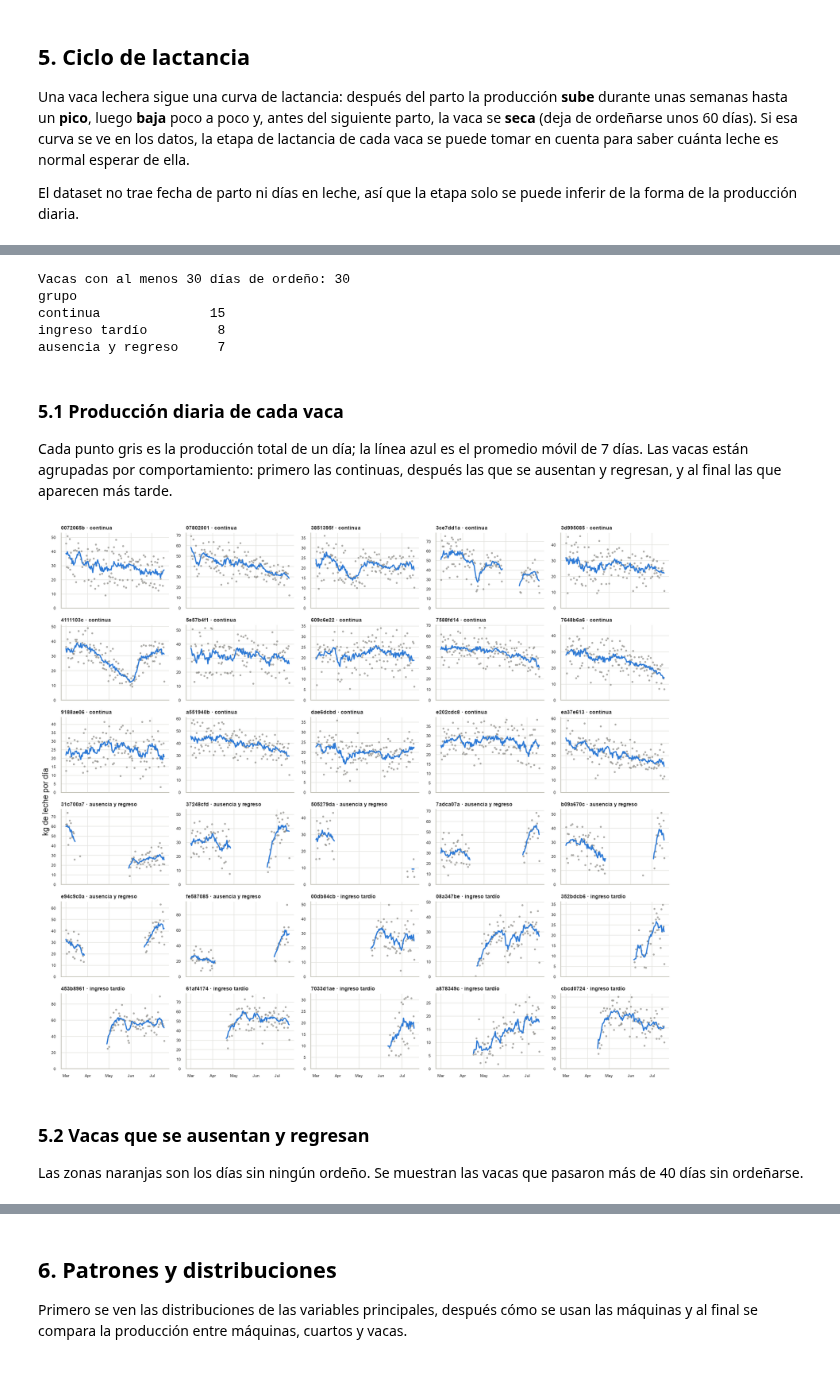
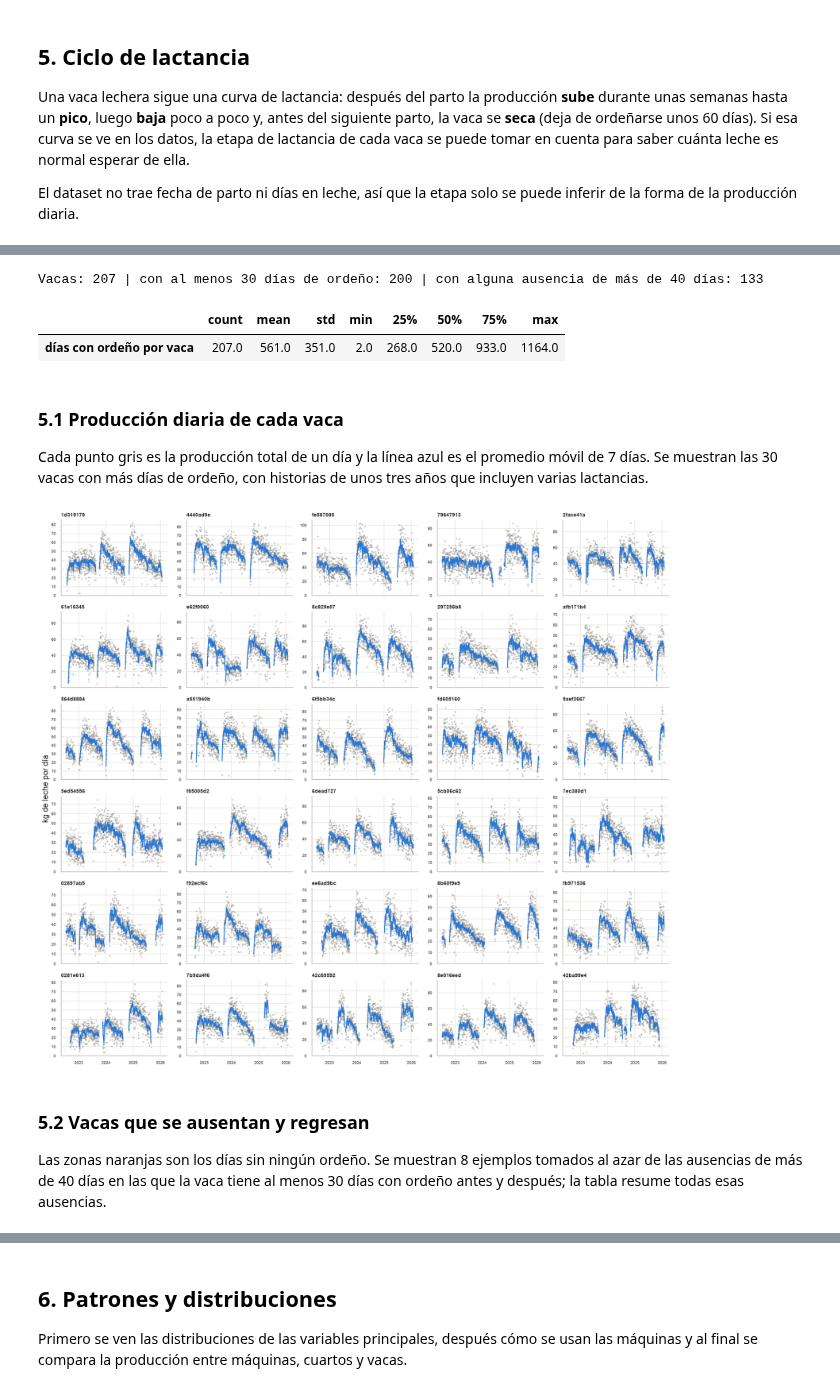
Before and after one commit to EmilioQuinonez/VACAS_IA, a Jupyter notebook: src/DU/understandingData.ipynb, the cells around one changed output, grey strips where cells are left out. Drawn from its saved outputs; the diff is of its cells as text; code cells hidden in the pictures.

```diff
--- a/src/DU/understandingData.ipynb
+++ b/src/DU/understandingData.ipynb
@@ -443,51 +436,42 @@ def serie_diaria(vaca):
     return kg, kg.rolling(7, min_periods=3, center=True).mean()
 
 
-def grupo_vaca(x):
-    if x["dias_sin_ordeño"].max() > 40:
-        return "ausencia y regreso"
-    if x["fecha"].min() > pd.Timestamp("2025-04-10"):
-        return "ingreso tardío"
-    return "continua"
-
-
-resumen_vacas = diaria.groupby("id_vaca").apply(
-    lambda x: pd.Series({"grupo": grupo_vaca(x), "dias": len(x)}), include_groups=False)
-resumen_vacas = resumen_vacas[resumen_vacas["dias"] >= 30]
-orden_grupo = {"continua": 0, "ausencia y regreso": 1, "ingreso tardío": 2}
-resumen_vacas = resumen_vacas.assign(o=resumen_vacas["grupo"].map(orden_grupo)).sort_values(["o", "id_vaca"])
-print(f"Vacas con al menos 30 días de ordeño: {len(resumen_vacas)}")
-print(resumen_vacas["grupo"].value_counts().to_string())
+# Resumen por vaca: dias con ordeño y ausencias de mas de 40 dias (posible periodo de secado)
+resumen_vacas = diaria.groupby("id_vaca").agg(
+    dias=("fecha", "size"), primer_dia=("fecha", "min"), ultimo_dia=("fecha", "max"),
+    ausencias=("dias_sin_ordeño", lambda s: (s > 40).sum()))
+print(f"Vacas: {len(resumen_vacas)} | con al menos 30 días de ordeño: {(resumen_vacas['dias'] >= 30).sum()} | "
+      f"con alguna ausencia de más de 40 días: {(resumen_vacas['ausencias'] > 0).sum()}")
+resumen_vacas["dias"].describe().round(0).to_frame("días con ordeño por vaca").T
 # %% [output]
-Vacas con al menos 30 días de ordeño: 30
-grupo
-continua              15
-ingreso tardío         8
-ausencia y regreso     7
+Vacas: 207 | con al menos 30 días de ordeño: 200 | con alguna ausencia de más de 40 días: 133
+|  | count | mean | std | min | 25% | 50% | 75% | max |
+| días con ordeño por vaca | 207.0 | 561.0 | 351.0 | 2.0 | 268.0 | 520.0 | 933.0 | 1164.0 |
 # %% [markdown]
 ### 5.1 Producción diaria de cada vaca
 
-Cada punto gris es la producción total de un día; la línea azul es el promedio móvil de 7 días. Las vacas están agrupadas por comportamiento: primero las continuas, después las que se ausentan y regresan, y al final las que aparecen más tarde.
+Cada punto gris es la producción total de un día y la línea azul es el promedio móvil de 7 días. Se muestran las 30 vacas con más días de ordeño, con historias de unos tres años que incluyen varias lactancias.
 # %%
+# Las 30 vacas con mas dias de ordeño (las historias mas largas)
+largas = resumen_vacas.sort_values("dias", ascending=False).head(30).index
+
 fig, axes = plt.subplots(6, 5, figsize=(16, 14), sharex=True)
-for ax, (vaca, fila) in zip(axes.flat, resumen_vacas.iterrows()):
+for ax, vaca in zip(axes.flat, largas):
     kg, suave = serie_diaria(vaca)
-    ax.scatter(kg.index, kg.values, s=6, color=GRIS, alpha=0.6)
-    ax.plot(suave.index, suave.values, color=AZUL, linewidth=2)
-    ax.set_title(f"{vaca} · {fila['grupo']}", fontsize=9)
+    ax.scatter(kg.index, kg.values, s=3, color=GRIS, alpha=0.4)
+    ax.plot(suave.index, suave.values, color=AZUL, linewidth=1.5)
+    ax.set_title(vaca, fontsize=9)
     ax.set_ylim(0, None)
     ax.tick_params(labelsize=7)
-    ax.xaxis.set_major_locator(mdates.MonthLocator())
-    ax.xaxis.set_major_formatter(mdates.DateFormatter("%b"))
-for ax in axes.flat[len(resumen_vacas):]:
-    ax.axis("off")
+    ax.xaxis.set_major_locator(mdates.YearLocator())
+    ax.xaxis.set_major_formatter(mdates.DateFormatter("%Y"))
 fig.supylabel("kg de leche por día")
 plt.tight_layout()
 plt.show()
 # %% [output]
-[figure, old version]
+[figure, new version]
 # %% [markdown]
 ### 5.2 Vacas que se ausentan y regresan
 
-Las zonas naranjas son los días sin ningún ordeño. Se muestran las vacas que pasaron más de 40 días sin ordeñarse.
+Las zonas naranjas son los días sin ningún ordeño. Se muestran 8 ejemplos tomados al azar de las ausencias de más de 40 días en las que la vaca tiene al menos 30 días con ordeño antes y después; la tabla resume todas esas ausencias.
 # %%
```
Also changed, not shown: parts of 48 cells of this notebook.
